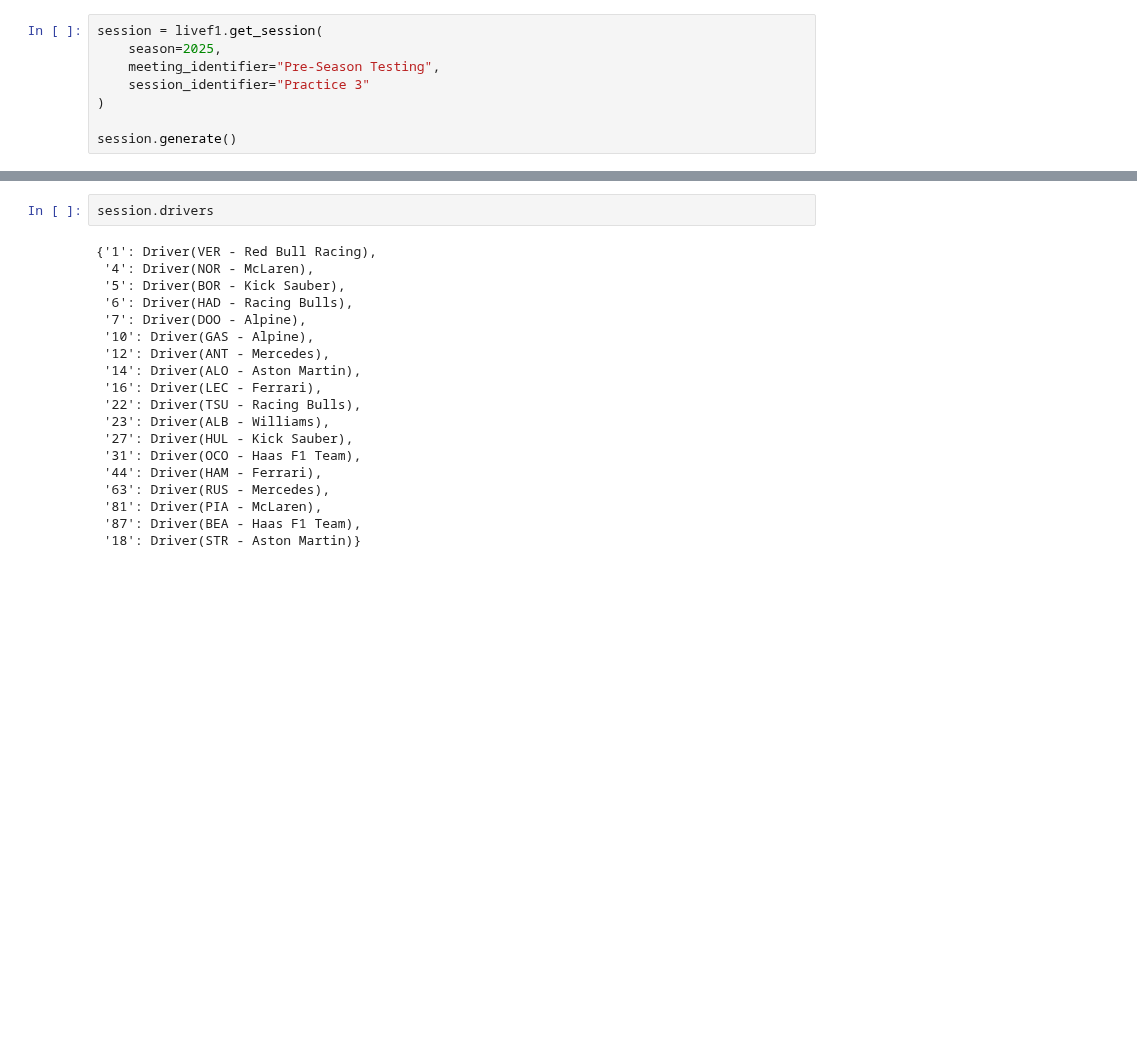
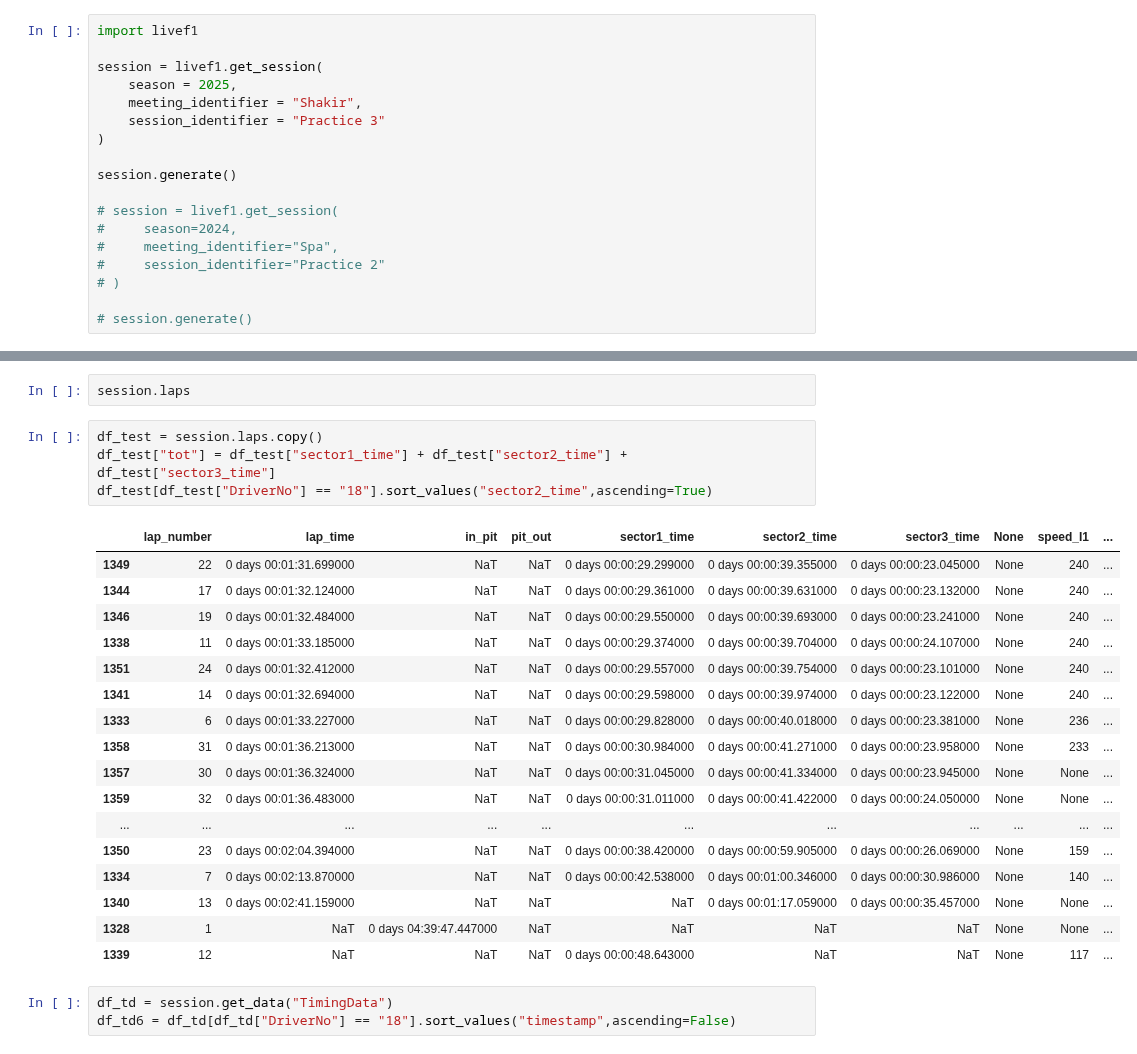
Before and after one commit to GoktugOcal/LiveF1, a Jupyter notebook: test.ipynb, the cells around one changed output, grey strips where cells are left out. Saved outputs shown, nothing was run; the diff lists cells and outputs as text; blank space fills up the shorter version.

```diff
--- a/test.ipynb
+++ b/test.ipynb
@@ -3,9 +1,19 @@ import livef1
 # %%
+import livef1
+
 session = livef1.get_session(
-    season=2025,
-    meeting_identifier="Pre-Season Testing",
-    session_identifier="Practice 3"
+    season = 2025,
+    meeting_identifier = "Shakir",
+    session_identifier = "Practice 3"
 )
 
 session.generate()
+
+# session = livef1.get_session(
+#     season=2024,
+#     meeting_identifier="Spa",
+#     session_identifier="Practice 2"
+# )
+
+# session.generate()
 # %% [output]
@@ -29,21 +63,27 @@ session.generate()
 # %%
-session.drivers
+session.laps
-# %% [output]
-{'1': Driver(VER - Red Bull Racing),
- '4': Driver(NOR - McLaren),
- '5': Driver(BOR - Kick Sauber),
- '6': Driver(HAD - Racing Bulls),
- '7': Driver(DOO - Alpine),
- '10': Driver(GAS - Alpine),
- '12': Driver(ANT - Mercedes),
- '14': Driver(ALO - Aston Martin),
- '16': Driver(LEC - Ferrari),
- '22': Driver(TSU - Racing Bulls),
- '23': Driver(ALB - Williams),
- '27': Driver(HUL - Kick Sauber),
- '31': Driver(OCO - Haas F1 Team),
- '44': Driver(HAM - Ferrari),
- '63': Driver(RUS - Mercedes),
- '81': Driver(PIA - McLaren),
- '87': Driver(BEA - Haas F1 Team),
- '18': Driver(STR - Aston Martin)}
+# %%
+df_test = session.laps.copy()
+df_test["tot"] = df_test["sector1_time"] + df_test["sector2_time"] + df_test["sector3_time"]
+df_test[df_test["DriverNo"] == "18"].sort_values("sector2_time",ascending=True)
+# %% [output]
+|  | lap_number | lap_time | in_pit | pit_out | sector1_time | sector2_time | sector3_time | None | speed_I1 | ... |
+| 1349 | 22 | 0 days 00:01:31.699000 | NaT | NaT | 0 days 00:00:29.299000 | 0 days 00:00:39.355000 | 0 days 00:00:23.045000 | None | 240 | ... |
+| 1344 | 17 | 0 days 00:01:32.124000 | NaT | NaT | 0 days 00:00:29.361000 | 0 days 00:00:39.631000 | 0 days 00:00:23.132000 | None | 240 | ... |
+| 1346 | 19 | 0 days 00:01:32.484000 | NaT | NaT | 0 days 00:00:29.550000 | 0 days 00:00:39.693000 | 0 days 00:00:23.241000 | None | 240 | ... |
+| 1338 | 11 | 0 days 00:01:33.185000 | NaT | NaT | 0 days 00:00:29.374000 | 0 days 00:00:39.704000 | 0 days 00:00:24.107000 | None | 240 | ... |
+| 1351 | 24 | 0 days 00:01:32.412000 | NaT | NaT | 0 days 00:00:29.557000 | 0 days 00:00:39.754000 | 0 days 00:00:23.101000 | None | 240 | ... |
+| 1341 | 14 | 0 days 00:01:32.694000 | NaT | NaT | 0 days 00:00:29.598000 | 0 days 00:00:39.974000 | 0 days 00:00:23.122000 | None | 240 | ... |
+| 1333 | 6 | 0 days 00:01:33.227000 | NaT | NaT | 0 days 00:00:29.828000 | 0 days 00:00:40.018000 | 0 days 00:00:23.381000 | None | 236 | ... |
+| 1358 | 31 | 0 days 00:01:36.213000 | NaT | NaT | 0 days 00:00:30.984000 | 0 days 00:00:41.271000 | 0 days 00:00:23.958000 | None | 233 | ... |
+| 1357 | 30 | 0 days 00:01:36.324000 | NaT | NaT | 0 days 00:00:31.045000 | 0 days 00:00:41.334000 | 0 days 00:00:23.945000 | None | None | ... |
+| 1359 | 32 | 0 days 00:01:36.483000 | NaT | NaT | 0 days 00:00:31.011000 | 0 days 00:00:41.422000 | 0 days 00:00:24.050000 | None | None | ... |
+| ... | ... | ... | ... | ... | ... | ... | ... | ... | ... | ... |
+| 1350 | 23 | 0 days 00:02:04.394000 | NaT | NaT | 0 days 00:00:38.420000 | 0 days 00:00:59.905000 | 0 days 00:00:26.069000 | None | 159 | ... |
+| 1334 | 7 | 0 days 00:02:13.870000 | NaT | NaT | 0 days 00:00:42.538000 | 0 days 00:01:00.346000 | 0 days 00:00:30.986000 | None | 140 | ... |
+| 1340 | 13 | 0 days 00:02:41.159000 | NaT | NaT | NaT | 0 days 00:01:17.059000 | 0 days 00:00:35.457000 | None | None | ... |
+| 1328 | 1 | NaT | 0 days 04:39:47.447000 | NaT | NaT | NaT | NaT | None | None | ... |
+| 1339 | 12 | NaT | NaT | NaT | 0 days 00:00:48.643000 | NaT | NaT | None | 117 | ... |
+# %%
+df_td = session.get_data("TimingData")
+df_td6 = df_td[df_td["DriverNo"] == "18"].sort_values("timestamp",ascending=False)
```
Also changed, not shown: parts of 3 cells of this notebook, 2 other files.
